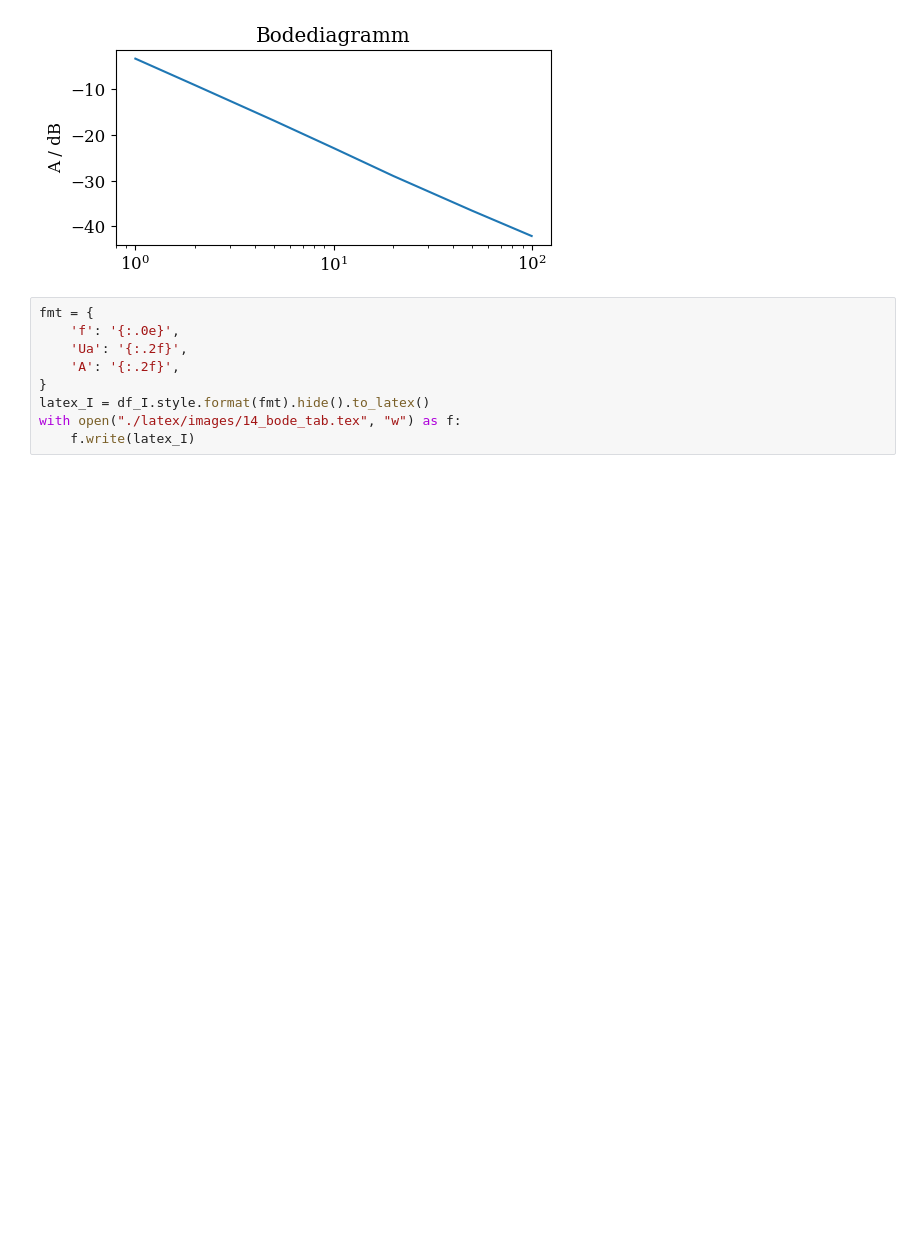
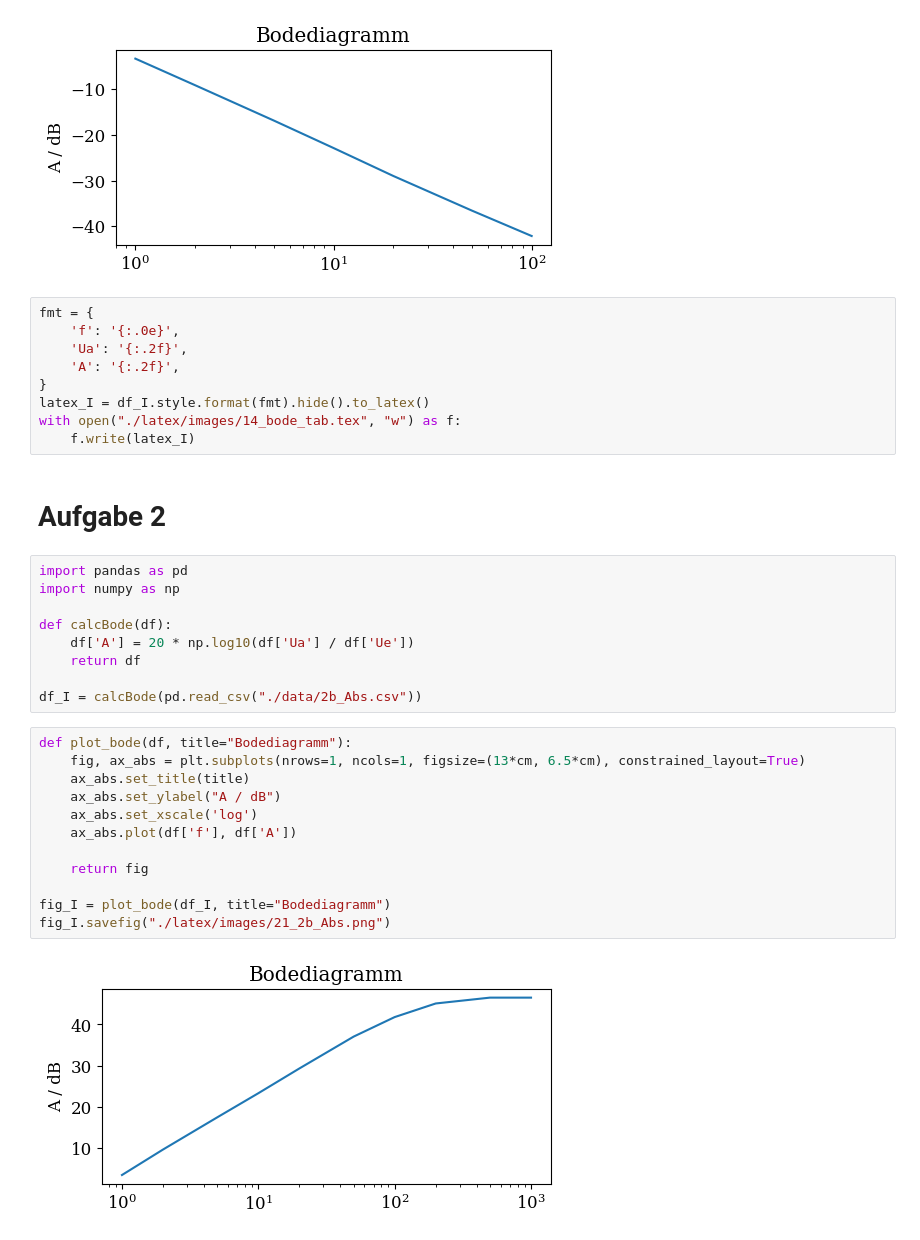
Before and after one commit to s-grundner/LVA-EMTS-PR, a Jupyter notebook: PR4/PR4.ipynb, the cells around one changed output. Drawn from its saved outputs; the diff is of its cells as text; blank space fills up the shorter version.

```diff
--- a/PR4/PR4.ipynb
+++ b/PR4/PR4.ipynb
@@ -42,3 +44,28 @@ fmt = {
 latex_I = df_I.style.format(fmt).hide().to_latex()
 with open("./latex/images/14_bode_tab.tex", "w") as f:
     f.write(latex_I)
+# %% [markdown]
+# Aufgabe 2
+# %%
+import pandas as pd
+import numpy as np
+
+def calcBode(df):
+    df['A'] = 20 * np.log10(df['Ua'] / df['Ue'])
+    return df
+
+df_I = calcBode(pd.read_csv("./data/2b_Abs.csv"))
+# %%
+def plot_bode(df, title="Bodediagramm"):
+    fig, ax_abs = plt.subplots(nrows=1, ncols=1, figsize=(13*cm, 6.5*cm), constrained_layout=True)
+    ax_abs.set_title(title)
+    ax_abs.set_ylabel("A / dB")
+    ax_abs.set_xscale('log')
+    ax_abs.plot(df['f'], df['A'])
+
+    return fig
+
+fig_I = plot_bode(df_I, title="Bodediagramm")
+fig_I.savefig("./latex/images/21_2b_Abs.png")
+# %% [output]
+[figure, added]
```
Also changed, not shown: parts of 2 cells of this notebook, 8 other files.
